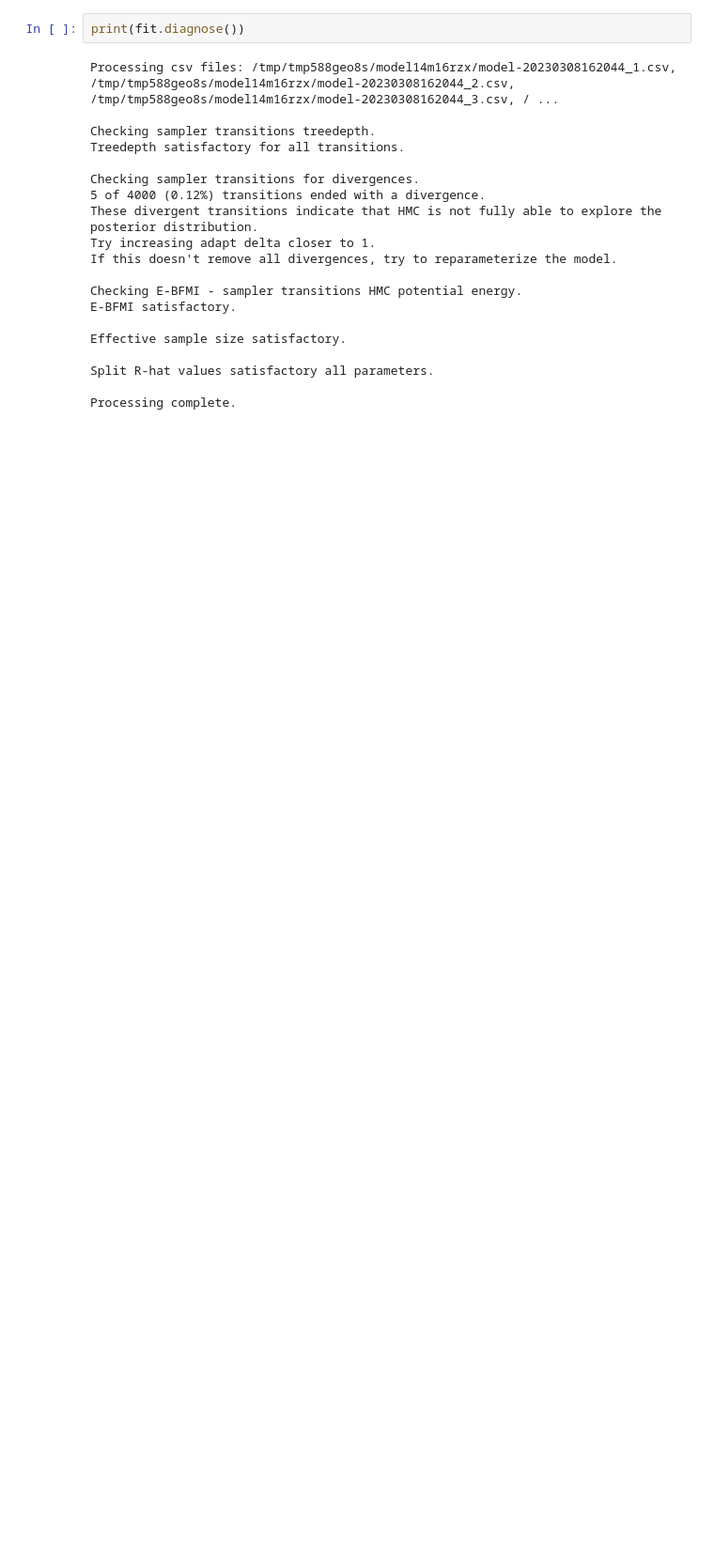
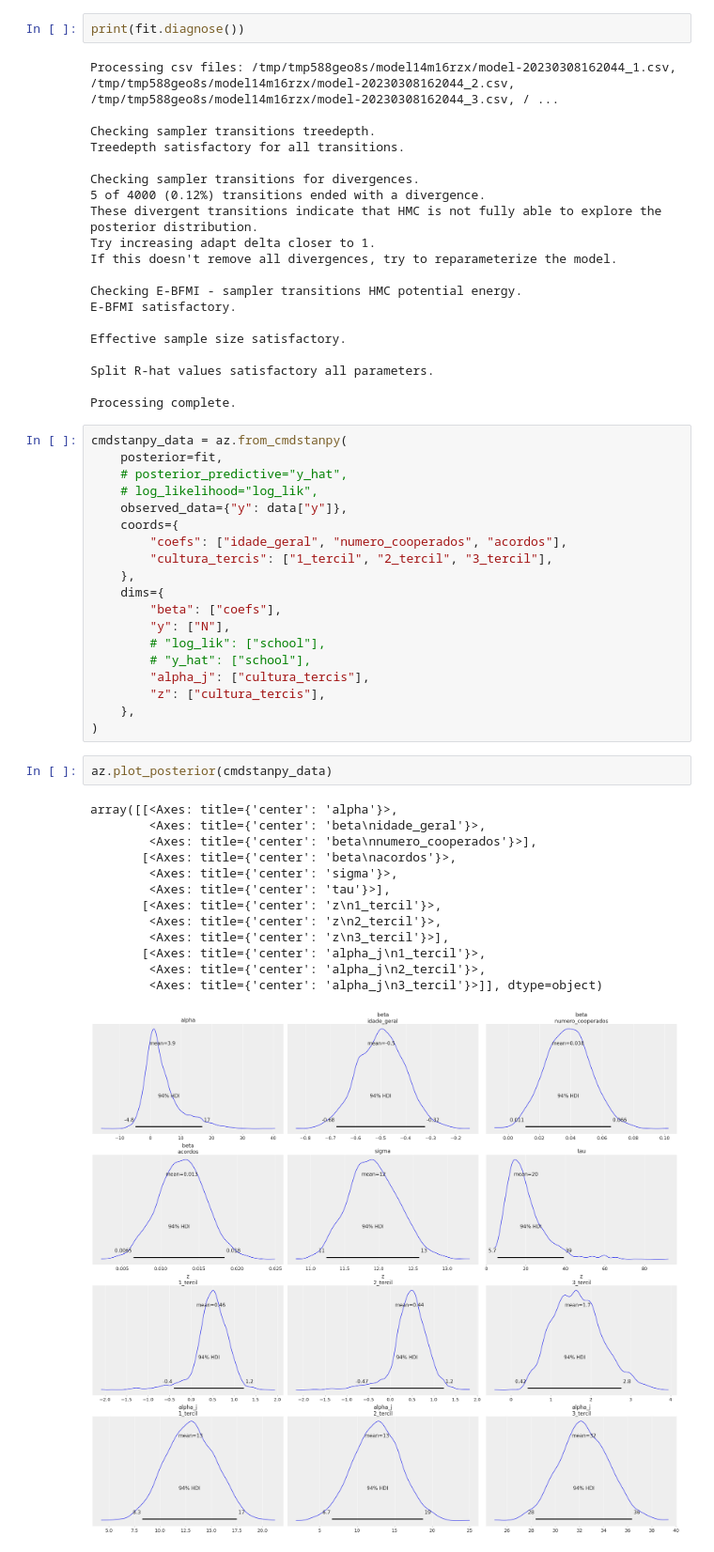
Before and after one commit to LabCidades/Stakeholders-Cooperativas, a Jupyter notebook: modelfit.ipynb, the cells around one changed output. Shown at 94% size. Cells and saved outputs as stored; diff of their text form; blank space fills up the shorter version.

```diff
--- a/modelfit.ipynb
+++ b/modelfit.ipynb
@@ -215,3 +213,38 @@ Effective sample size satisfactory.
 Split R-hat values satisfactory all parameters.
 
 Processing complete.
+# %%
+cmdstanpy_data = az.from_cmdstanpy(
+    posterior=fit,
+    # posterior_predictive="y_hat",
+    # log_likelihood="log_lik",
+    observed_data={"y": data["y"]},
+    coords={
+        "coefs": ["idade_geral", "numero_cooperados", "acordos"],
+        "cultura_tercis": ["1_tercil", "2_tercil", "3_tercil"],
+    },
+    dims={
+        "beta": ["coefs"],
+        "y": ["N"],
+        # "log_lik": ["school"],
+        # "y_hat": ["school"],
+        "alpha_j": ["cultura_tercis"],
+        "z": ["cultura_tercis"],
+    },
+)
+# %%
+az.plot_posterior(cmdstanpy_data)
+# %% [output]
+array([[<Axes: title={'center': 'alpha'}>,
+        <Axes: title={'center': 'beta\nidade_geral'}>,
+        <Axes: title={'center': 'beta\nnumero_cooperados'}>],
+       [<Axes: title={'center': 'beta\nacordos'}>,
+        <Axes: title={'center': 'sigma'}>,
+        <Axes: title={'center': 'tau'}>],
+       [<Axes: title={'center': 'z\n1_tercil'}>,
+        <Axes: title={'center': 'z\n2_tercil'}>,
+        <Axes: title={'center': 'z\n3_tercil'}>],
+       [<Axes: title={'center': 'alpha_j\n1_tercil'}>,
+        <Axes: title={'center': 'alpha_j\n2_tercil'}>,
+        <Axes: title={'center': 'alpha_j\n3_tercil'}>]], dtype=object)
+[figure, added]
```
Also changed, not shown: parts of 6 cells of this notebook.
